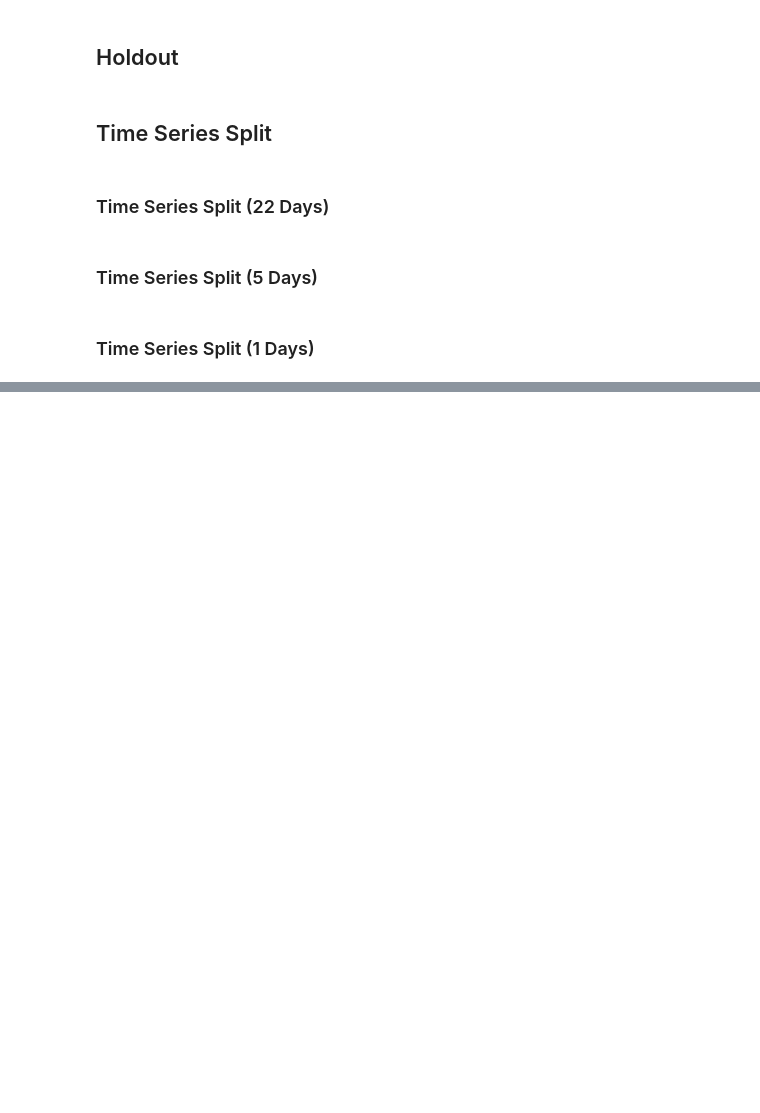
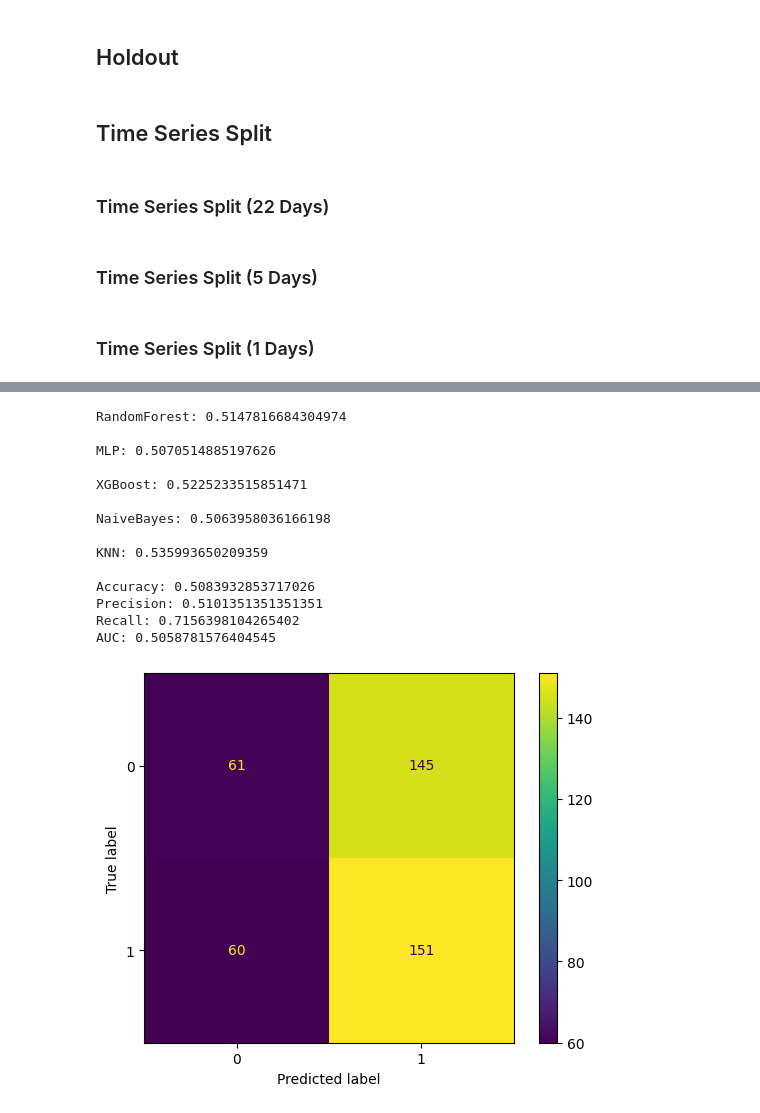
Before and after one commit to luanvenancio/finance-ai, a Jupyter notebook: modelo_de_aprendizado_financeiro.ipynb, the cells around one changed output, grey strips where cells are left out. Drawn from its saved outputs; the diff is of its cells as text; code cells hidden in the pictures; blank space fills up the shorter version.

```diff
--- a/modelo_de_aprendizado_financeiro.ipynb
+++ b/modelo_de_aprendizado_financeiro.ipynb
@@ -361,0 +653,16 @@ evaluate_regressor(y_test, y_pred_base_regressor)
+# %%
+# Calcula as pontuações AUC e previsões dos modelos com o conjunto de validação
+scores, pred = evaluate_models(models, X_train, X_val, y_train, y_val)
+
+# Gera DataFrame com as saídas dos modelos individuais
+df_stacking = pd.DataFrame(data=np.transpose(pred), columns=['RandomForest', 'MLP', 'XGBoost', 'NaiveBayes', 'KNN'])
+df_stacking['Output'] = pd.DataFrame(y_val).reset_index().drop(['index'], axis=1)
+
+y_train_stacking = df_stacking['Output']
+X_train_stacking = df_stacking.drop(['Output'], axis="columns")
+
+# Cria a técnica de Stacking
+stacking = MLPClassifier(random_state=22)
+
+# Aplica Stacking para o conjunto de validação
+stacking.fit(X_train_stacking, y_train_stacking)
@@ -361,0 +680,26 @@ evaluate_regressor(y_test, y_pred_base_regressor)
+# %%
+# Calcula as pontuações AUC e previsões dos modelos com o conjunto de teste
+scores, pred = evaluate_models(models, X_train_full, X_test, y_train_full, y_test)
+
+# Faz previsões no conjunto de Teste
+X_test_stacking = pd.DataFrame(data=np.transpose(pred), columns=['RandomForest', 'MLP', 'XGBoost', 'NaiveBayes', 'KNN'])
+y_pred_stacking = stacking.predict(X_test_stacking)
+
+# Avalia as predições
+evaluate_classification(y_test, y_pred_stacking)
+# %% [output]
+RandomForest: 0.5147816684304974
+
+MLP: 0.5070514885197626
+
+XGBoost: 0.5225233515851471
+
+NaiveBayes: 0.5063958036166198
+
+KNN: 0.535993650209359
+
+Accuracy: 0.5083932853717026
+Precision: 0.5101351351351351
+Recall: 0.7156398104265402
+AUC: 0.5058781576404545
+[figure, added]
```
Also changed, not shown: parts of 54 cells of this notebook, 1 other file.
